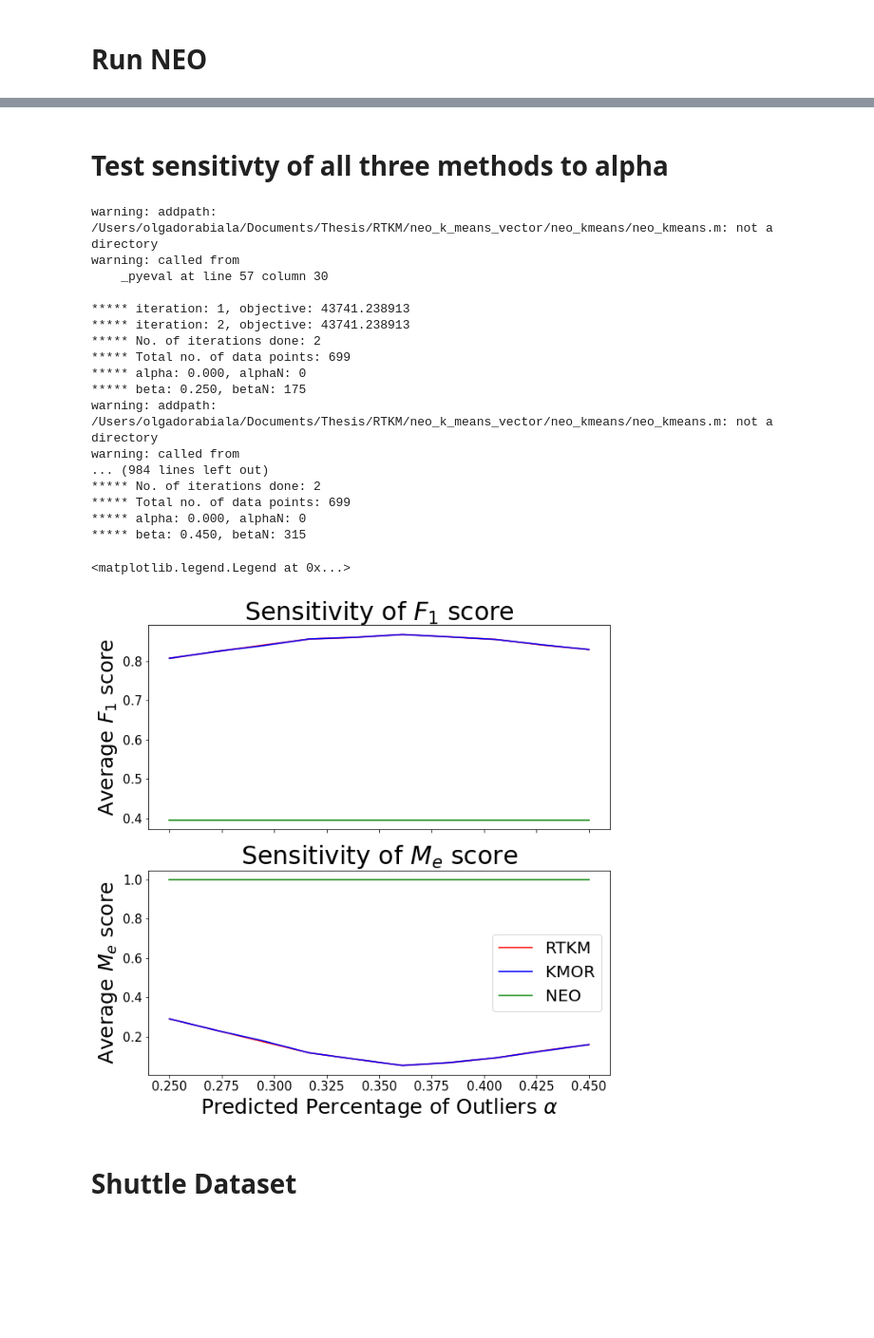
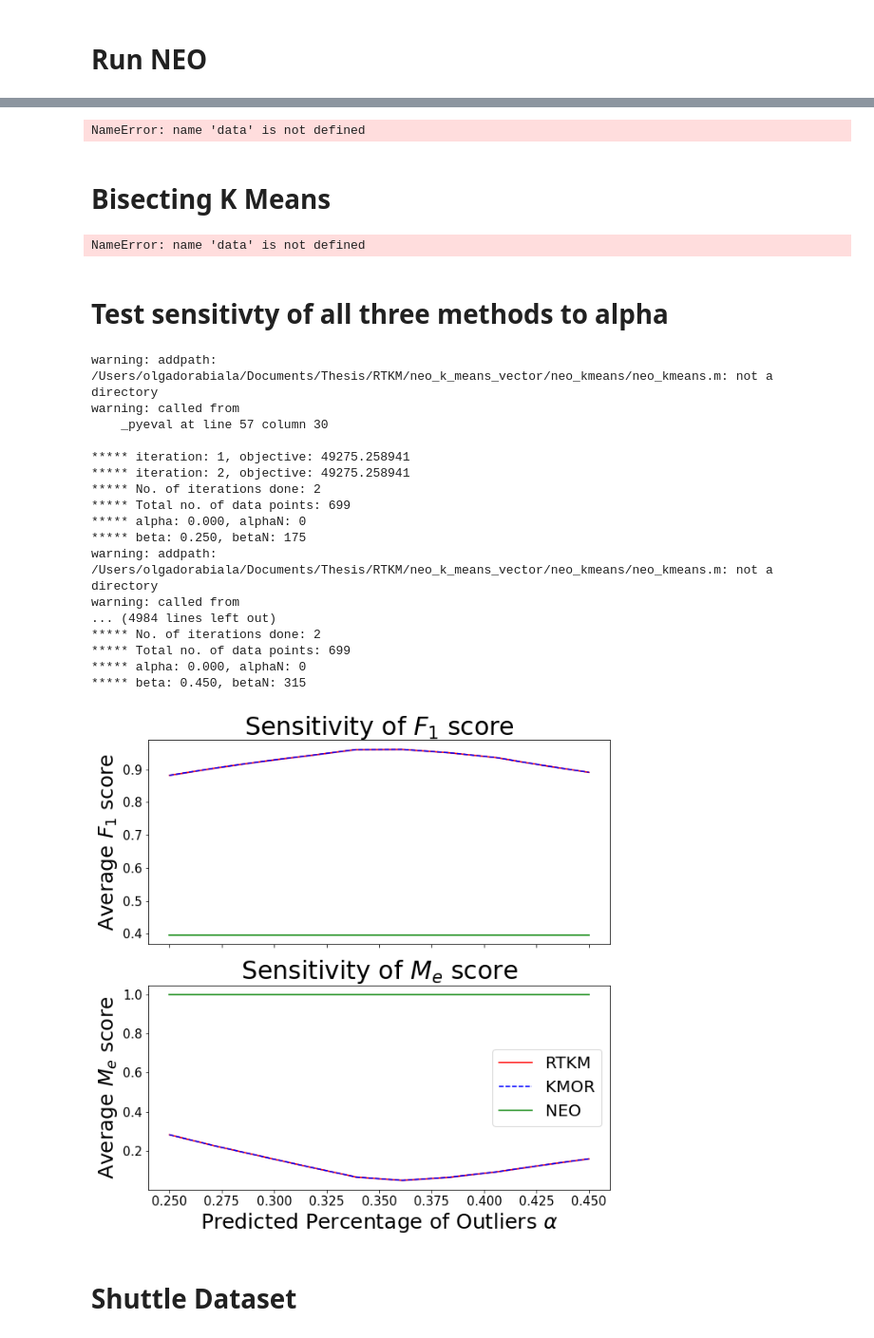
Before and after one commit to OlgaD400/Robust-Trimmed-K-Means, a Jupyter notebook: Single Membership Data with Outliers.ipynb, the cells around one changed output, grey strips where cells are left out. Shown at 95% size. Saved outputs shown, nothing was run; the diff lists cells and outputs as text; code cells hidden in the pictures; blank space fills up the shorter version.

```diff
--- a/Single Membership Data with Outliers.ipynb
+++ b/Single Membership Data with Outliers.ipynb
@@ -40,0 +18,13 @@ true_labels[1,outlier_ind] = 1
+# %%
+wbc = pd.read_csv("datasets/breast-cancer-wisconsin.data",
+                   names = ['id', 'feature 1', 'feature 2', 'feature 3', 'feature 4', 'feature 5', 'feature 6', 'feature 7', 'feature 8', 'feature 9', 'class'],
+                   delimiter = ',', quoting = 3)
+wbc.replace('?', 0, inplace = True)
+
+data = wbc[['feature 1', 'feature 2', 'feature 3', 'feature 4', 'feature 5', 'feature 6', 'feature 7', 'feature 8', 'feature 9']].to_numpy().astype(float)
+
+classification = wbc['class'].to_numpy().astype(int)
+point_classification = np.where(classification == 2, 1, 0)
+outlier_classification = np.where(classification == 4, 1, 0)
+
+true_labels = np.vstack((point_classification, outlier_classification))
@@ -166,3 +200,42 @@ Text(0.5, 1.0, 'PALM Trimmed for K-Means Clustering on WBC')
+# %%
+from pyclustering.cluster.gmeans import gmeans
+
+gmeans_instance = gmeans(data.T, repeat=10).process()
+clusters = gmeans_instance.get_clusters()
+centers = gmeans_instance.get_centers()
+
+plt.figure()
+for cluster in clusters:
+    plt.scatter(Xnew[0,cluster], Xnew[1,cluster])
+# plt.savefig('gmeans')
+
+# print(len(centers))
+# %% [output]
+NameError: name 'data' is not defined
+# %% [markdown]
+# Bisecting K Means
+# %%
+from bisecting_k_means import bisecting_k_means
+
+fin_labels = bisecting_k_means(X=data.T, k=2)
+
+plt.figure()
+plt.scatter(Xnew[0,:], Xnew[1,:], c = fin_labels)
+# plt.savefig('bisecting')
+
+weight_mat = label_to_weight_mat(fin_labels, n, 2)
+pred_outliers = weight_mat[-1]
+pred_outliers = np.where(pred_outliers==1, 0, 1)
+
+tp, fp, tn, fn, f1_scores, me = accuracy_measures(true_clusters = true_labels, pred_clusters = weight_mat[:-1], pred_outliers = pred_outliers, membership_option = 'single')
+
+
+print('\n\n Number of true positives: ', tp, '\n\n Number of false positives : ', fp,
+      '\n\n Number of true negatives: ', tn, '\n\n Number of false negatives: ', fn,
+      '\n\n F1 scores for each cluster: ', f1_scores, '\n\n Average F1 score: ', np.average(f1_scores),
+     '\n\n me score: ', me)
+# %% [output]
+NameError: name 'data' is not defined
 # %% [markdown]
 # Test sensitivty of all three methods to alpha
 # %%
@@ -170,62 +243,61 @@ alpha_vals = np.linspace(.25, .45, 10)
 
 f1_avg_rtkm, f1_avg_kmor, f1_avg_neo, me_avg_rtkm, me_avg_kmor, me_avg_neo, \
 min_rtkm, max_rtkm, min_kmor, max_kmor, min_neo, max_neo = sensitivity_to_alpha(data, k=1, kmor_gamma= 1,
-                                                                                neo_sigma = 0, path_to_NEO='/Users/olgadorabiala/Documents/Thesis/RTKM/neo_k_means_vector/neo_kmeans/neo_kmeans.m',
-                                                                                alpha_vals= alpha_vals, iterations= 10, true_labels=true_labels,
+                                                                                neo_sigma = 0, path_to_neo='/Users/olgadorabiala/Documents/Thesis/RTKM/neo_k_means_vector/neo_kmeans/neo_kmeans.m',
+                                                                                alpha_vals= alpha_vals, iterations= 50, true_clusters=true_labels,
                                                                                 membership_option= 'single')
 # %% [output]
 warning: addpath: /Users/olgadorabiala/Documents/Thesis/RTKM/neo_k_means_vector/neo_kmeans/neo_kmeans.m: not a directory
 warning: called from
     _pyeval at line 57 column 30
 
-***** iteration: 1, objective: 43741.238913
-***** iteration: 2, objective: 43741.238913
+***** iteration: 1, objective: 49275.258941
+***** iteration: 2, objective: 49275.258941
 ***** No. of iterations done: 2
 ***** Total no. of data points: 699
 ***** alpha: 0.000, alphaN: 0
 ***** beta: 0.250, betaN: 175
 warning: addpath: /Users/olgadorabiala/Documents/Thesis/RTKM/neo_k_means_vector/neo_kmeans/neo_kmeans.m: not a directory
 warning: called from
-... (984 lines left out)
+... (4984 lines left out)
 ***** No. of iterations done: 2
 ***** Total no. of data points: 699
 ***** alpha: 0.000, alphaN: 0
 ***** beta: 0.450, betaN: 315
 # %%
 fig, (ax1, ax2) = plt.subplots(2, sharex=True, figsize = (10,10))
-ax1.plot(alpha_vals, f1_avg_rtkm, label = 'RTKM', c = 'r')
-ax1.plot(alpha_vals, f1_avg_kmor, label = 'KMOR', c = 'b')
+ax1.plot(alpha_vals, f1_avg_rtkm, c='r', label = 'RTKM')
+ax1.plot(alpha_vals, f1_avg_kmor, 'b--', label = 'KMOR')
 ax1.plot(alpha_vals, f1_avg_neo, label = 'NEO', c = 'g')
 ax1.fill_between(alpha_vals, min_rtkm[0,:], max_rtkm[0,:], color = 'r', alpha = 0.2)
 ax1.fill_between(alpha_vals, min_kmor[0,:], max_kmor[0,:], color = 'b', alpha = 0.2)
 ax1.fill_between(alpha_vals, min_neo[0,:], max_neo[0,:], color = 'g', alpha = 0.2)
 ax1.set_title('Sensitivity of $F_1$ score')
 ax1.set_ylabel('Average $F_1$ score')
 ax1.yaxis.label.set_fontsize(25)
 ax1.title.set_fontsize(30)
 ax1.tick_params(axis='y', labelsize=15)
 # ax1.legend()
 
-ax2.plot(alpha_vals, me_avg_rtkm, label = 'RTKM', c = 'r')
-ax2.plot(alpha_vals, me_avg_kmor, label = 'KMOR', c = 'b')
+ax2.plot(alpha_vals, me_avg_rtkm, c='r', label = 'RTKM')
+ax2.plot(alpha_vals, me_avg_kmor, 'b--', label = 'KMOR')
 ax2.plot(alpha_vals, me_avg_neo, label = 'NEO', c = 'g')
 ax2.fill_between(alpha_vals, min_rtkm[1,:], max_rtkm[1,:], color = 'r', alpha = 0.2)
 ax2.fill_between(alpha_vals, min_kmor[1,:], max_kmor[1,:], color = 'b', alpha = 0.2)
 ax2.fill_between(alpha_vals, min_neo[1,:], max_neo[1,:], color = 'g', alpha = 0.2)
 ax2.set_title('Sensitivity of $M_e$ score')
 ax2.set_ylabel('Average $M_e$ score')
 ax2.set_xlabel('Predicted Percentage of Outliers ' r'$\alpha$')
 ax2.xaxis.label.set_fontsize(25)
 ax2.yaxis.label.set_fontsize(25)
 ax2.title.set_fontsize(30)
 ax2.tick_params(axis='y', labelsize=15)
 ax2.tick_params(axis='x', labelsize=15)
 ax2.legend(fontsize = 20)
 
 
-# plt.savefig('wbc.pdf', format = 'pdf')
+plt.savefig('wbc.pdf', format = 'pdf')
 # %% [output]
-<matplotlib.legend.Legend at 0x...>
-[figure, old version]
+[figure, new version]
 # %% [markdown]
 # Shuttle Dataset
```
Also changed, not shown: parts of 30 cells of this notebook, 6 other files.
